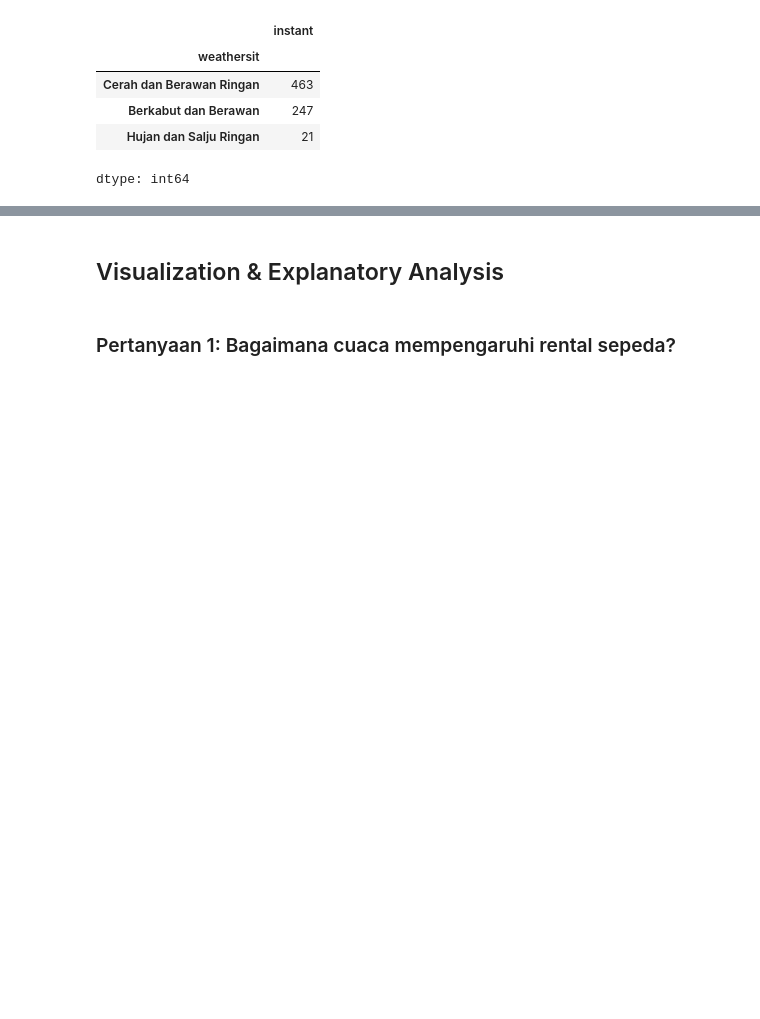
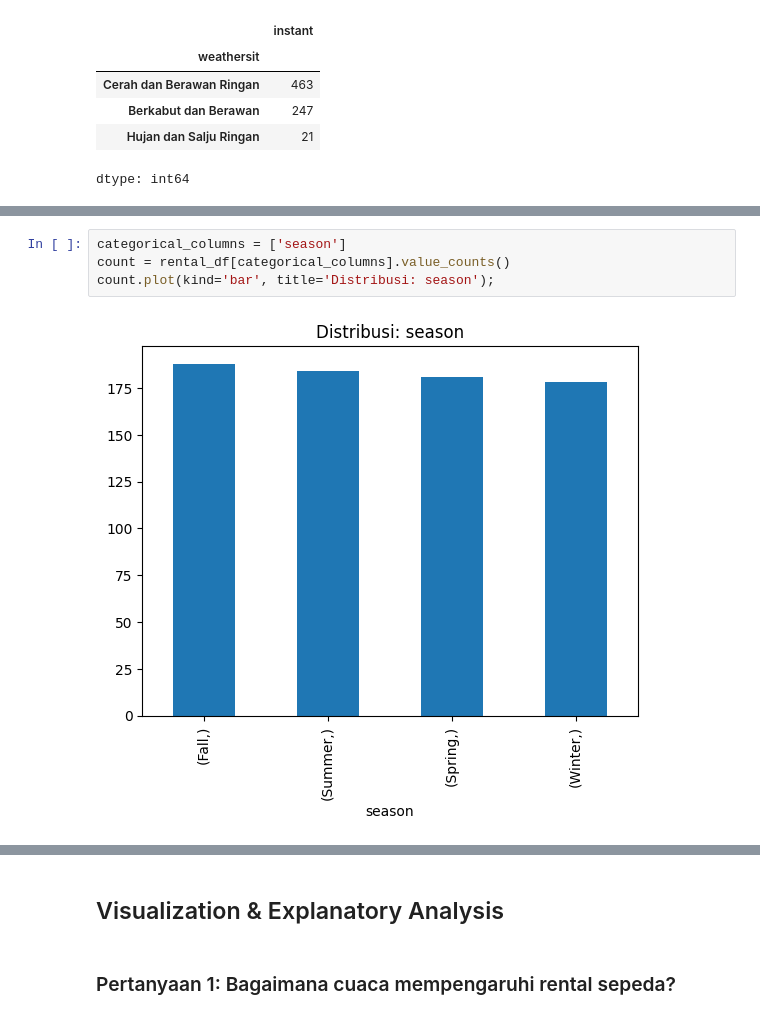
Before and after one commit to zhulkhoirrifat/RentalBikeAnalysis, a Jupyter notebook: notebook.ipynb, the cells around one changed output, grey strips where cells are left out. Saved outputs shown, nothing was run; the diff lists cells and outputs as text; blank space fills up the shorter version.

```diff
--- a/notebook.ipynb
+++ b/notebook.ipynb
@@ -200,0 +228,6 @@ dtype: int64
+# %%
+categorical_columns = ['season']
+count = rental_df[categorical_columns].value_counts()
+count.plot(kind='bar', title='Distribusi: season');
+# %% [output]
+[figure, added]
```
Also changed, not shown: parts of 6 cells of this notebook.
